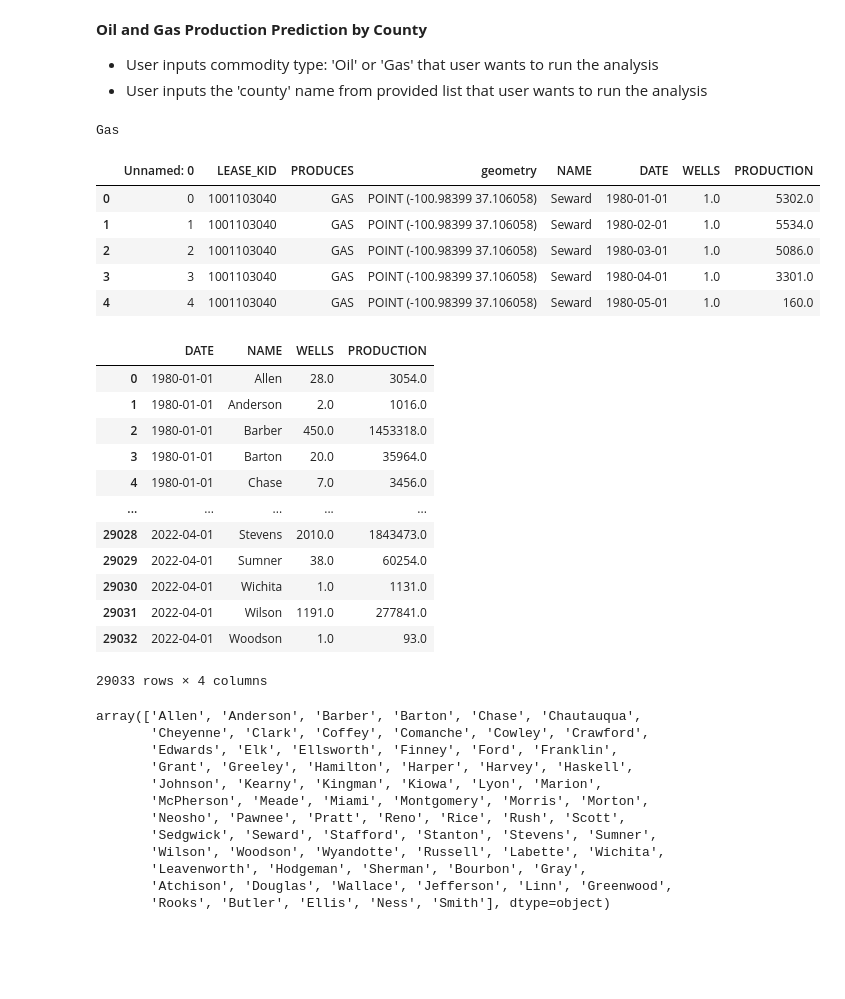
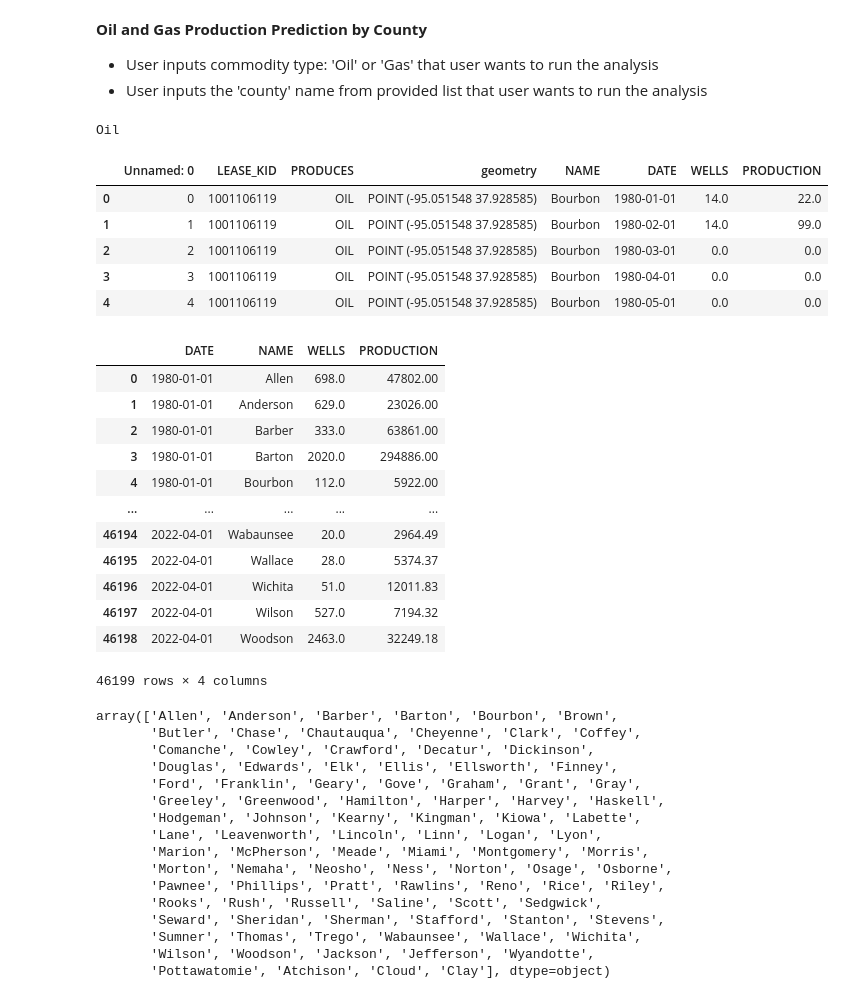
Before and after one commit to Energy-DVA/energy, a Jupyter notebook: _1_analysis/tsa_prod_OilandGas_Bycounty.ipynb, the cells around one changed output. Cells and saved outputs as stored; diff of their text form; code cells hidden in the pictures; blank space fills up the shorter version.

```diff
--- a/_1_analysis/tsa_prod_OilandGas_Bycounty.ipynb
+++ b/_1_analysis/tsa_prod_OilandGas_Bycounty.ipynb
@@ -26,57 +24,61 @@ plt.rcParams.update({'figure.figsize': (CFG.img_dim1,CFG.img_dim2)})
 # %%
 commodity = input('Choose the commodity: Oil or Gas')
 #commodity = 'Gas'
 print(commodity)
 
 if commodity == 'Oil':
-    df = pd.read_csv('../../oil_by_county.csv')
+    df = pd.read_csv('../data/oil_by_county.csv')
 elif commodity == 'Gas':
-    df = pd.read_csv('../../gas_by_county.csv')
+    df = pd.read_csv('../data/gas_by_county.csv')
 else:
     print('Enter valid input')
 
 df.head()
 # %% [output]
-Gas
+Oil
 |  | Unnamed: 0 | LEASE_KID | PRODUCES | geometry | NAME | DATE | WELLS | PRODUCTION |
-| 0 | 0 | 1001103040 | GAS | POINT (-100.98399 37.106058) | Seward | 1980-01-01 | 1.0 | 5302.0 |
-| 1 | 1 | 1001103040 | GAS | POINT (-100.98399 37.106058) | Seward | 1980-02-01 | 1.0 | 5534.0 |
-| 2 | 2 | 1001103040 | GAS | POINT (-100.98399 37.106058) | Seward | 1980-03-01 | 1.0 | 5086.0 |
-| 3 | 3 | 1001103040 | GAS | POINT (-100.98399 37.106058) | Seward | 1980-04-01 | 1.0 | 3301.0 |
-| 4 | 4 | 1001103040 | GAS | POINT (-100.98399 37.106058) | Seward | 1980-05-01 | 1.0 | 160.0 |
+| 0 | 0 | 1001106119 | OIL | POINT (-95.051548 37.928585) | Bourbon | 1980-01-01 | 14.0 | 22.0 |
+| 1 | 1 | 1001106119 | OIL | POINT (-95.051548 37.928585) | Bourbon | 1980-02-01 | 14.0 | 99.0 |
+| 2 | 2 | 1001106119 | OIL | POINT (-95.051548 37.928585) | Bourbon | 1980-03-01 | 0.0 | 0.0 |
+| 3 | 3 | 1001106119 | OIL | POINT (-95.051548 37.928585) | Bourbon | 1980-04-01 | 0.0 | 0.0 |
+| 4 | 4 | 1001106119 | OIL | POINT (-95.051548 37.928585) | Bourbon | 1980-05-01 | 0.0 | 0.0 |
 # %%
 df = df.groupby(['DATE', 'NAME'])[['WELLS','PRODUCTION']].sum().reset_index().dropna()
 df
 # %% [output]
 |  | DATE | NAME | WELLS | PRODUCTION |
-| 0 | 1980-01-01 | Allen | 28.0 | 3054.0 |
-| 1 | 1980-01-01 | Anderson | 2.0 | 1016.0 |
-| 2 | 1980-01-01 | Barber | 450.0 | 1453318.0 |
-| 3 | 1980-01-01 | Barton | 20.0 | 35964.0 |
-| 4 | 1980-01-01 | Chase | 7.0 | 3456.0 |
+| 0 | 1980-01-01 | Allen | 698.0 | 47802.00 |
+| 1 | 1980-01-01 | Anderson | 629.0 | 23026.00 |
+| 2 | 1980-01-01 | Barber | 333.0 | 63861.00 |
+| 3 | 1980-01-01 | Barton | 2020.0 | 294886.00 |
+| 4 | 1980-01-01 | Bourbon | 112.0 | 5922.00 |
 | ... | ... | ... | ... | ... |
-| 29028 | 2022-04-01 | Stevens | 2010.0 | 1843473.0 |
-| 29029 | 2022-04-01 | Sumner | 38.0 | 60254.0 |
-| 29030 | 2022-04-01 | Wichita | 1.0 | 1131.0 |
-| 29031 | 2022-04-01 | Wilson | 1191.0 | 277841.0 |
-| 29032 | 2022-04-01 | Woodson | 1.0 | 93.0 |
+| 46194 | 2022-04-01 | Wabaunsee | 20.0 | 2964.49 |
+| 46195 | 2022-04-01 | Wallace | 28.0 | 5374.37 |
+| 46196 | 2022-04-01 | Wichita | 51.0 | 12011.83 |
+| 46197 | 2022-04-01 | Wilson | 527.0 | 7194.32 |
+| 46198 | 2022-04-01 | Woodson | 2463.0 | 32249.18 |
-29033 rows × 4 columns
+46199 rows × 4 columns
 # %%
 # County List
 df['NAME'].unique()
 # %% [output]
-array(['Allen', 'Anderson', 'Barber', 'Barton', 'Chase', 'Chautauqua',
-       'Cheyenne', 'Clark', 'Coffey', 'Comanche', 'Cowley', 'Crawford',
-       'Edwards', 'Elk', 'Ellsworth', 'Finney', 'Ford', 'Franklin',
-       'Grant', 'Greeley', 'Hamilton', 'Harper', 'Harvey', 'Haskell',
-       'Johnson', 'Kearny', 'Kingman', 'Kiowa', 'Lyon', 'Marion',
-       'McPherson', 'Meade', 'Miami', 'Montgomery', 'Morris', 'Morton',
-       'Neosho', 'Pawnee', 'Pratt', 'Reno', 'Rice', 'Rush', 'Scott',
-       'Sedgwick', 'Seward', 'Stafford', 'Stanton', 'Stevens', 'Sumner',
-       'Wilson', 'Woodson', 'Wyandotte', 'Russell', 'Labette', 'Wichita',
-       'Leavenworth', 'Hodgeman', 'Sherman', 'Bourbon', 'Gray',
-       'Atchison', 'Douglas', 'Wallace', 'Jefferson', 'Linn', 'Greenwood',
-       'Rooks', 'Butler', 'Ellis', 'Ness', 'Smith'], dtype=object)
+array(['Allen', 'Anderson', 'Barber', 'Barton', 'Bourbon', 'Brown',
+       'Butler', 'Chase', 'Chautauqua', 'Cheyenne', 'Clark', 'Coffey',
+       'Comanche', 'Cowley', 'Crawford', 'Decatur', 'Dickinson',
+       'Douglas', 'Edwards', 'Elk', 'Ellis', 'Ellsworth', 'Finney',
+       'Ford', 'Franklin', 'Geary', 'Gove', 'Graham', 'Grant', 'Gray',
+       'Greeley', 'Greenwood', 'Hamilton', 'Harper', 'Harvey', 'Haskell',
+       'Hodgeman', 'Johnson', 'Kearny', 'Kingman', 'Kiowa', 'Labette',
+       'Lane', 'Leavenworth', 'Lincoln', 'Linn', 'Logan', 'Lyon',
+       'Marion', 'McPherson', 'Meade', 'Miami', 'Montgomery', 'Morris',
+       'Morton', 'Nemaha', 'Neosho', 'Ness', 'Norton', 'Osage', 'Osborne',
+       'Pawnee', 'Phillips', 'Pratt', 'Rawlins', 'Reno', 'Rice', 'Riley',
+       'Rooks', 'Rush', 'Russell', 'Saline', 'Scott', 'Sedgwick',
+       'Seward', 'Sheridan', 'Sherman', 'Stafford', 'Stanton', 'Stevens',
+       'Sumner', 'Thomas', 'Trego', 'Wabaunsee', 'Wallace', 'Wichita',
+       'Wilson', 'Woodson', 'Jackson', 'Jefferson', 'Wyandotte',
+       'Pottawatomie', 'Atchison', 'Cloud', 'Clay'], dtype=object)
 # %%
 # County data prep
 def county_prep(df, county):
```
Also changed, not shown: parts of 2 cells of this notebook.
